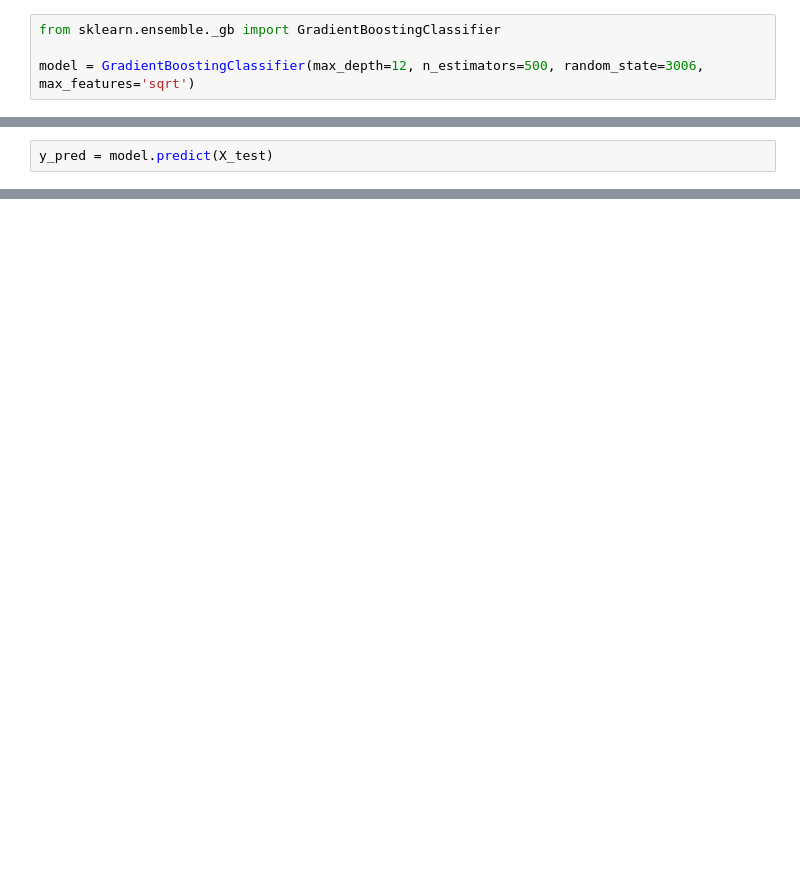
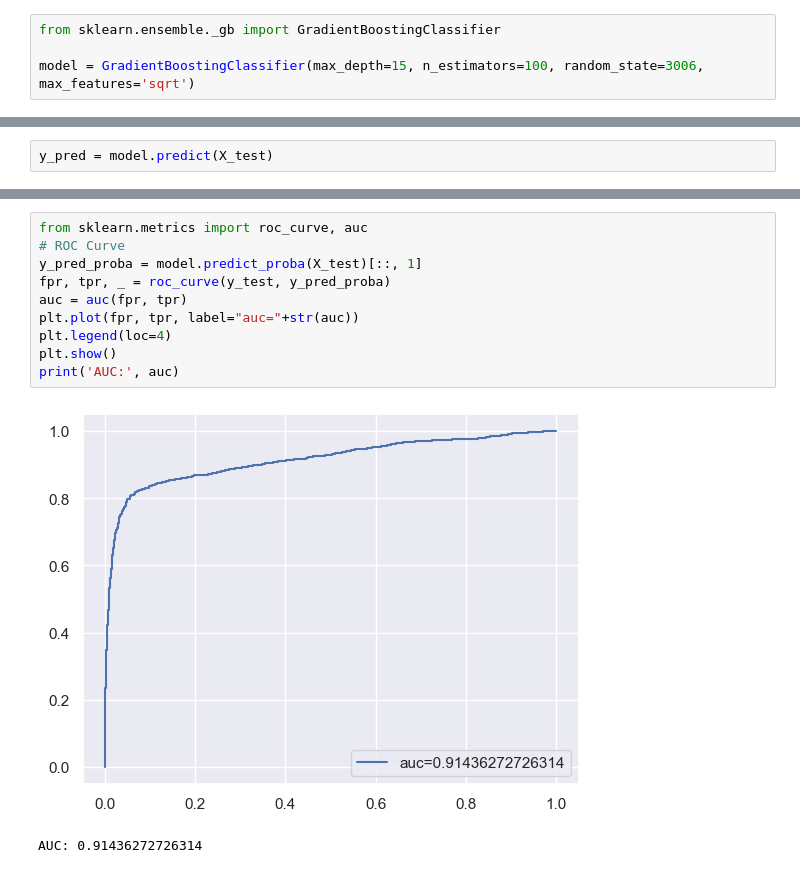
Before and after one commit to furaihan/proyek-data-mining, a Jupyter notebook: main.ipynb, the cells around one changed output, grey strips where cells are left out. Saved outputs shown, nothing was run; the diff lists cells and outputs as text; blank space fills up the shorter version.

```diff
--- a/main.ipynb
+++ b/main.ipynb
@@ -253,7 +378,7 @@ X_train, X_test, y_train, y_test = train_test_split(X, y, test_size=0.2, random_
 # %%
 from sklearn.ensemble._gb import GradientBoostingClassifier
 
-model = GradientBoostingClassifier(max_depth=12, n_estimators=500, random_state=3006, max_features='sqrt')
+model = GradientBoostingClassifier(max_depth=15, n_estimators=100, random_state=3006, max_features='sqrt')
 # %%
 model.fit(X_train, y_train)
 # %% [output]
@@ -284,0 +409,13 @@ weighted avg       0.83      0.82      0.82      2516
+# %%
+from sklearn.metrics import roc_curve, auc
+# ROC Curve
+y_pred_proba = model.predict_proba(X_test)[::, 1]
+fpr, tpr, _ = roc_curve(y_test, y_pred_proba)
+auc = auc(fpr, tpr)
+plt.plot(fpr, tpr, label="auc="+str(auc))
+plt.legend(loc=4)
+plt.show()
+print('AUC:', auc)
+# %% [output]
+[figure, added]
+AUC: 0.91436272726314
```
Also changed, not shown: parts of 26 cells of this notebook.
